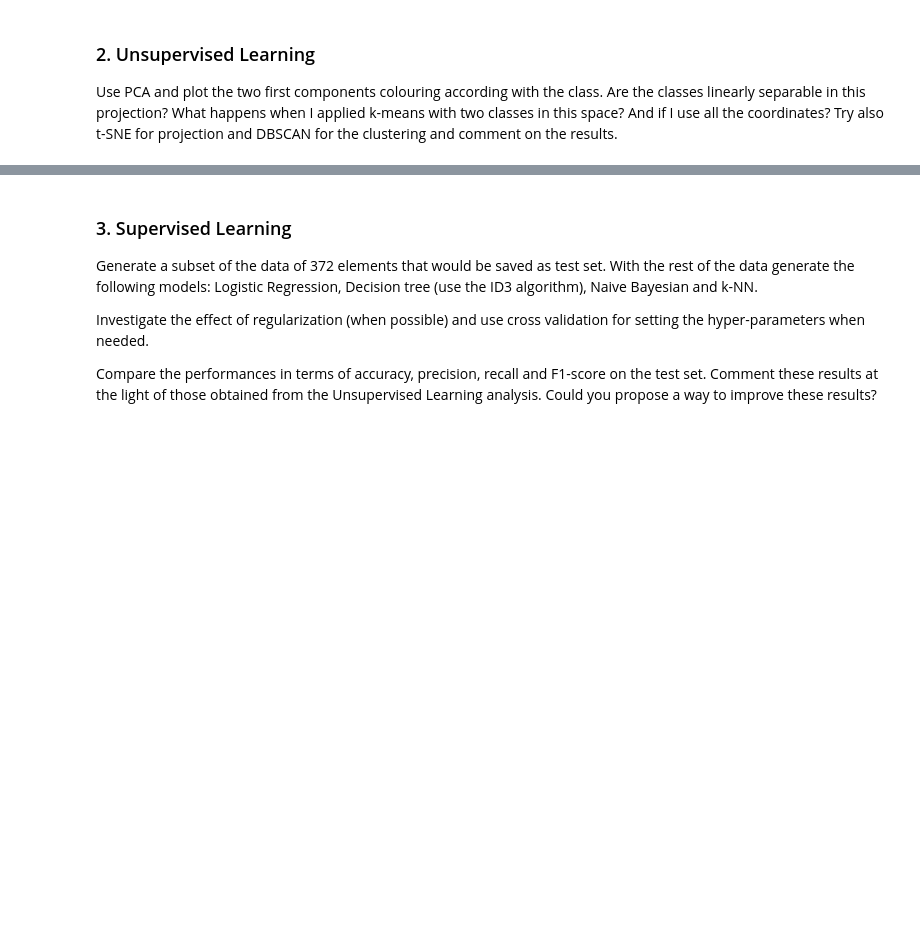
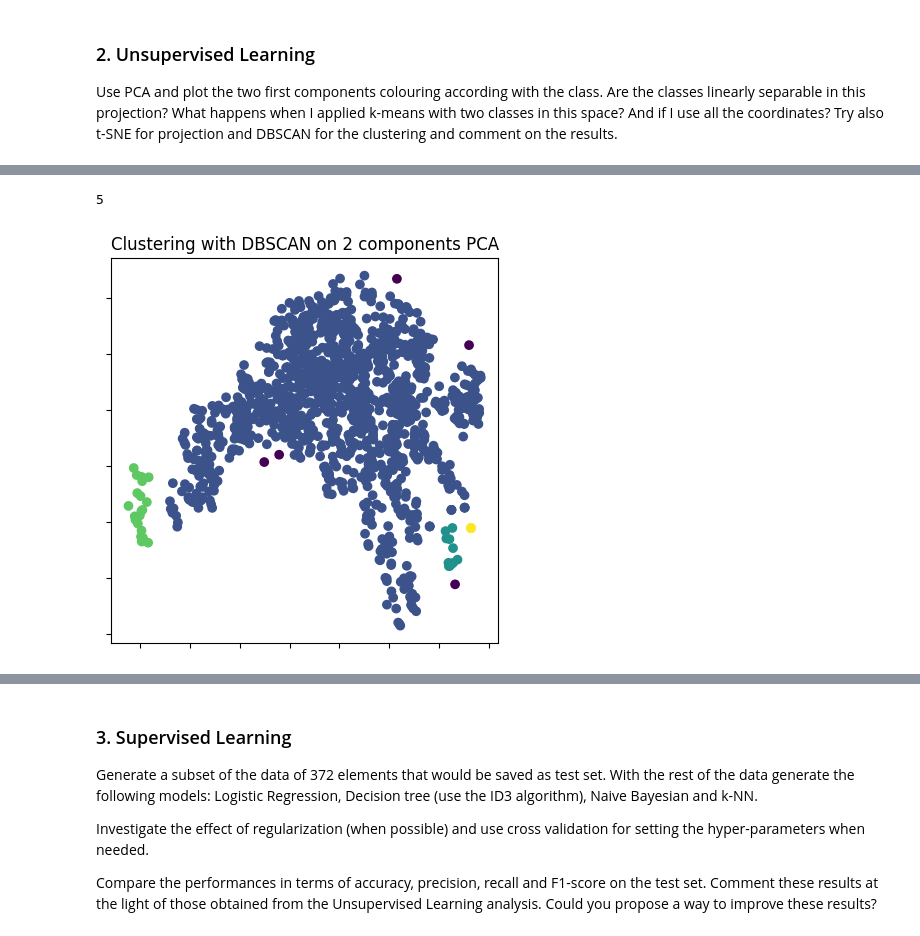
Before and after one commit to frekkoz3/Intro_to_ML_24-25, a Jupyter notebook: challenges/challenge 1/challenge-one.ipynb, the cells around one changed output, grey strips where cells are left out. Drawn from its saved outputs; the diff is of its cells as text; code cells hidden in the pictures; blank space fills up the shorter version.

Commit message:
added dbscan

```diff
--- a/challenges/challenge 1/challenge-one.ipynb
+++ b/challenges/challenge 1/challenge-one.ipynb
@@ -240,0 +241,16 @@ plt.show()
+# %%
+from sklearn.cluster import DBSCAN
+
+dbscan_2d = DBSCAN(eps=0.3, min_samples=3)
+dbscan_2d.fit(data_pca_2d)
+labels_2d = dbscan_2d.labels_
+print(len(set(labels_2d)))
+fig, axs = plt.subplots(figsize = (5, 5))
+axs.scatter(data_pca_2d[:, 0], data_pca_2d[:, 1], c=labels_2d, label='Points')
+axs.set_yticklabels([])
+axs.set_xticklabels([])
+plt.title("Clustering with DBSCAN on 2 components PCA")
+plt.show()
+# %% [output]
+5
+[figure, added]
```
Also changed, not shown: parts of 10 cells of this notebook.
